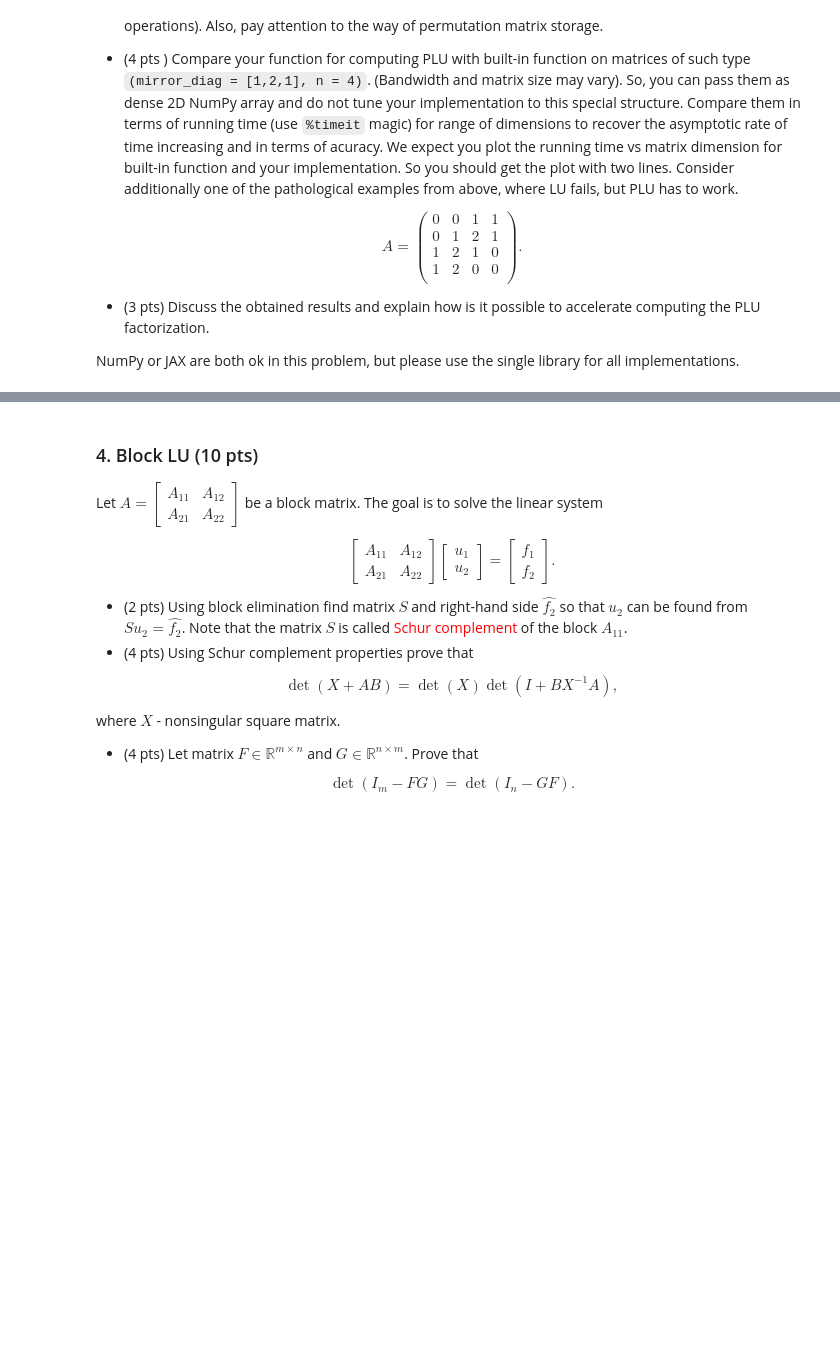
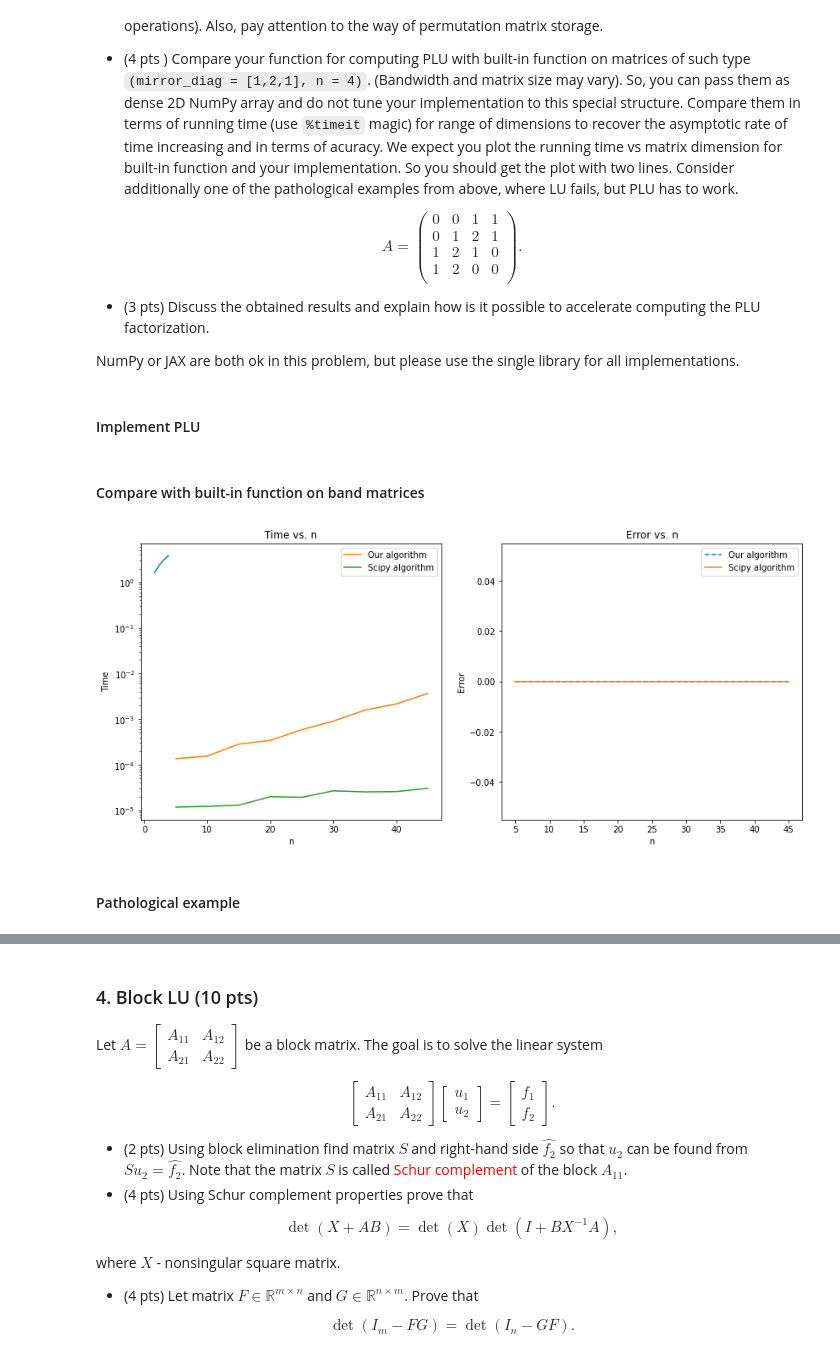
Before and after one commit to ArtemVergazov/nla2021, a Jupyter notebook: hw/hw2/vergazov_hw2.ipynb, the cells around one changed output, grey strips where cells are left out. Cells and saved outputs as stored; diff of their text form; code cells hidden in the pictures; blank space fills up the shorter version.

```diff
--- a/hw/hw2/vergazov_hw2.ipynb
+++ b/hw/hw2/vergazov_hw2.ipynb
@@ -80,0 +327,3 @@ $A = \begin{pmatrix}
+# %%
+A = np.array([[0, 1], [2, 3]])
+LU(A)
@@ -108,0 +381,2 @@ NumPy or JAX are both ok in this problem, but please use the single library for
+# %% [markdown]
+#### Implement PLU
@@ -108,0 +408,2 @@ NumPy or JAX are both ok in this problem, but please use the single library for
+# %% [markdown]
+#### Compare with built-in function on band matrices
@@ -108,0 +412,44 @@ NumPy or JAX are both ok in this problem, but please use the single library for
+# %%
+nvals = range(5, 50, 5)
+my_times = []
+my_errors = []
+sc_times = []
+sc_errors = []
+for n in nvals:
+    A = get_A([1, 4, 3], n).toarray()
+
+    my_time = %timeit -o -q -n 5 plu(A)
+    my_times.append(np.mean(my_time.timings))
+
+    sc_time = %timeit -o -q -n 5 sclu(A)
+    sc_times.append(np.mean(sc_time.timings))
+
+    my_P, my_L, my_U = plu(A)
+    my_error = np.linalg.norm(np.linalg.inv(my_P) @ my_L @ my_U - A) / np.linalg.norm(A)
+    my_errors.append(my_error)
+
+    sc_P, sc_L, sc_U = sclu(A)
+    sc_error = np.linalg.norm(sc_P @ sc_L @ sc_U - A) / np.linalg.norm(A)
+    sc_errors.append(sc_error)
+# %%
+plt.figure(figsize=(14, 6))
+
+plt.subplot(121)
+plt.semilogy(nvals, my_times, label='Our algorithm')
+plt.semilogy(nvals, sc_times, label='Scipy algorithm')
+plt.title('Time vs. n')
+plt.xlabel('n')
+plt.ylabel('Time')
+plt.legend()
+
+plt.subplot(122)
+plt.plot(nvals, my_errors, '--', label='Our algorithm')
+plt.plot(nvals, sc_errors, label='Scipy algorithm')
+plt.title('Error vs. n')
+plt.xlabel('n')
+plt.ylabel('Error')
+plt.legend();
+# %% [output]
+[figure, added]
+# %% [markdown]
+#### Pathological example
```
Also changed, not shown: parts of 139 cells of this notebook, 1 other file.
